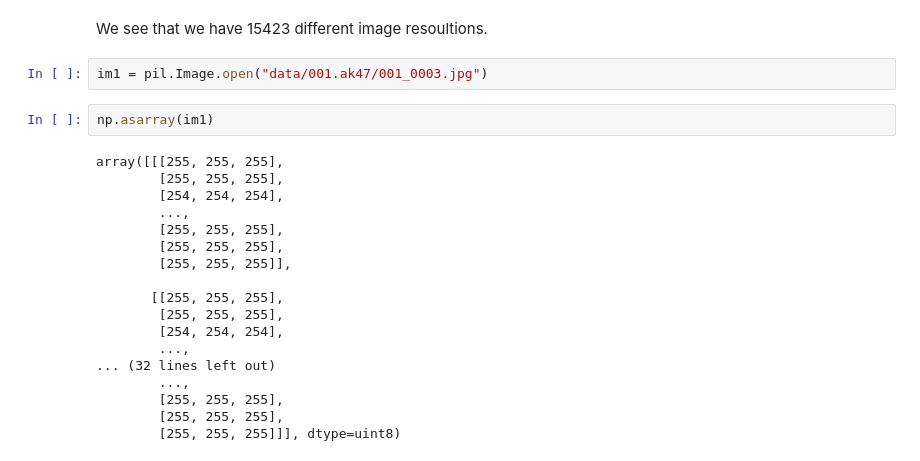
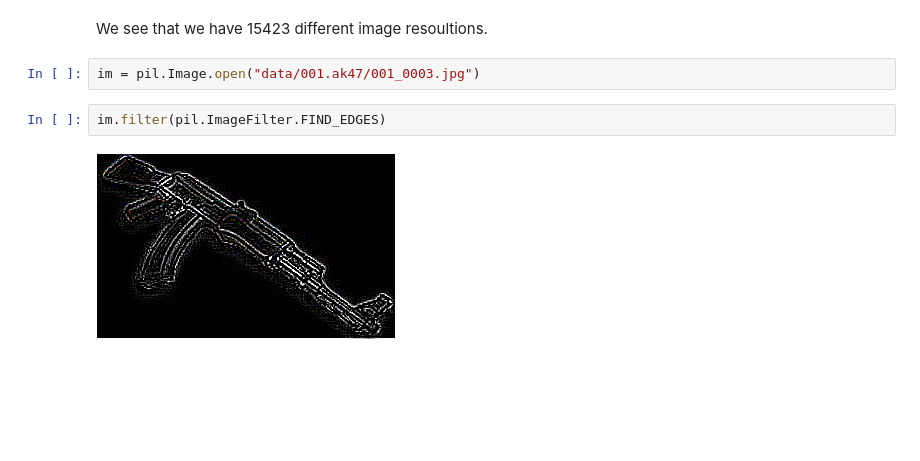
Before and after one commit to fses91/data-science-career-track, a Jupyter notebook: Capstone_Project/solution3.ipynb, the cells around one changed output. Cells and saved outputs as stored; diff of their text form; blank space fills up the shorter version.

```diff
--- a/Capstone_Project/solution3.ipynb
+++ b/Capstone_Project/solution3.ipynb
@@ -154,24 +154,8 @@ len(occurrances)
 # %% [markdown]
 We see that we have 15423 different image resoultions.
 # %%
-im1 = pil.Image.open("data/001.ak47/001_0003.jpg")
+im = pil.Image.open("data/001.ak47/001_0003.jpg")
-# %%
-np.asarray(im1)
-# %% [output]
-array([[[255, 255, 255],
-        [255, 255, 255],
-        [254, 254, 254],
-        ...,
-        [255, 255, 255],
-        [255, 255, 255],
-        [255, 255, 255]],
-
-       [[255, 255, 255],
-        [255, 255, 255],
-        [254, 254, 254],
-        ...,
-... (32 lines left out)
-        ...,
-        [255, 255, 255],
-        [255, 255, 255],
-        [255, 255, 255]]], dtype=uint8)
+# %%
+im.filter(pil.ImageFilter.FIND_EDGES)
+# %% [output]
+[figure, added]
```
